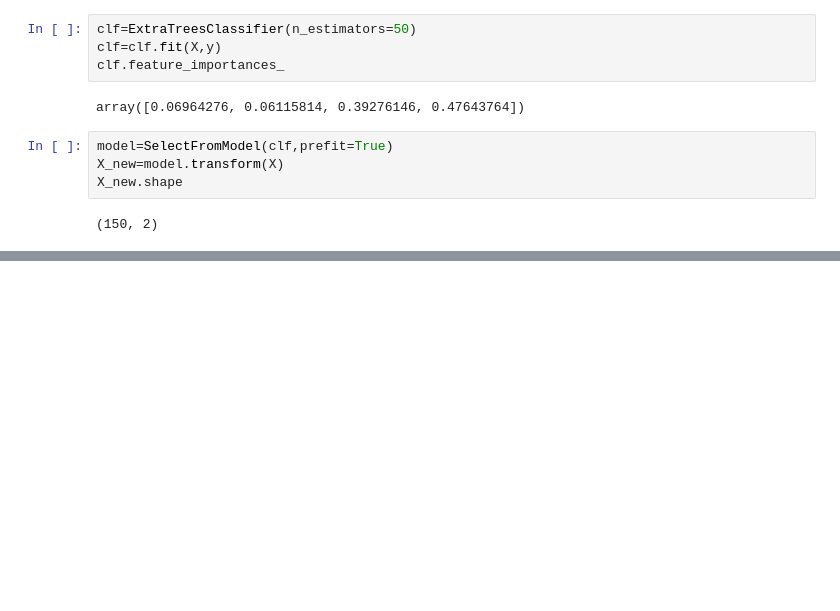
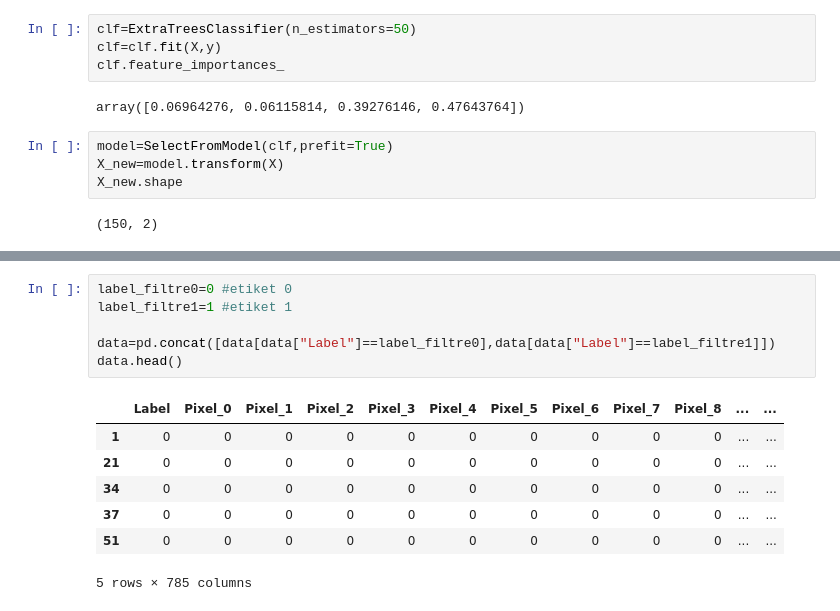
Before and after one commit to ErtugrulDay/Data-Analysis, a Jupyter notebook: 2yapay_zeka.ipynb, the cells around one changed output, grey strips where cells are left out. Cells and saved outputs as stored; diff of their text form; blank space fills up the shorter version.

```diff
--- a/2yapay_zeka.ipynb
+++ b/2yapay_zeka.ipynb
@@ -994,0 +1146,14 @@ X_new.shape
+# %%
+label_filtre0=0 #etiket 0
+label_filtre1=1 #etiket 1
+
+data=pd.concat([data[data["Label"]==label_filtre0],data[data["Label"]==label_filtre1]])
+data.head()
+# %% [output]
+|  | Label | Pixel_0 | Pixel_1 | Pixel_2 | Pixel_3 | Pixel_4 | Pixel_5 | Pixel_6 | Pixel_7 | Pixel_8 | ... | ... |
+| 1 | 0 | 0 | 0 | 0 | 0 | 0 | 0 | 0 | 0 | 0 | ... | ... |
+| 21 | 0 | 0 | 0 | 0 | 0 | 0 | 0 | 0 | 0 | 0 | ... | ... |
+| 34 | 0 | 0 | 0 | 0 | 0 | 0 | 0 | 0 | 0 | 0 | ... | ... |
+| 37 | 0 | 0 | 0 | 0 | 0 | 0 | 0 | 0 | 0 | 0 | ... | ... |
+| 51 | 0 | 0 | 0 | 0 | 0 | 0 | 0 | 0 | 0 | 0 | ... | ... |
+5 rows × 785 columns
```
Also changed, not shown: parts of 29 cells of this notebook.
